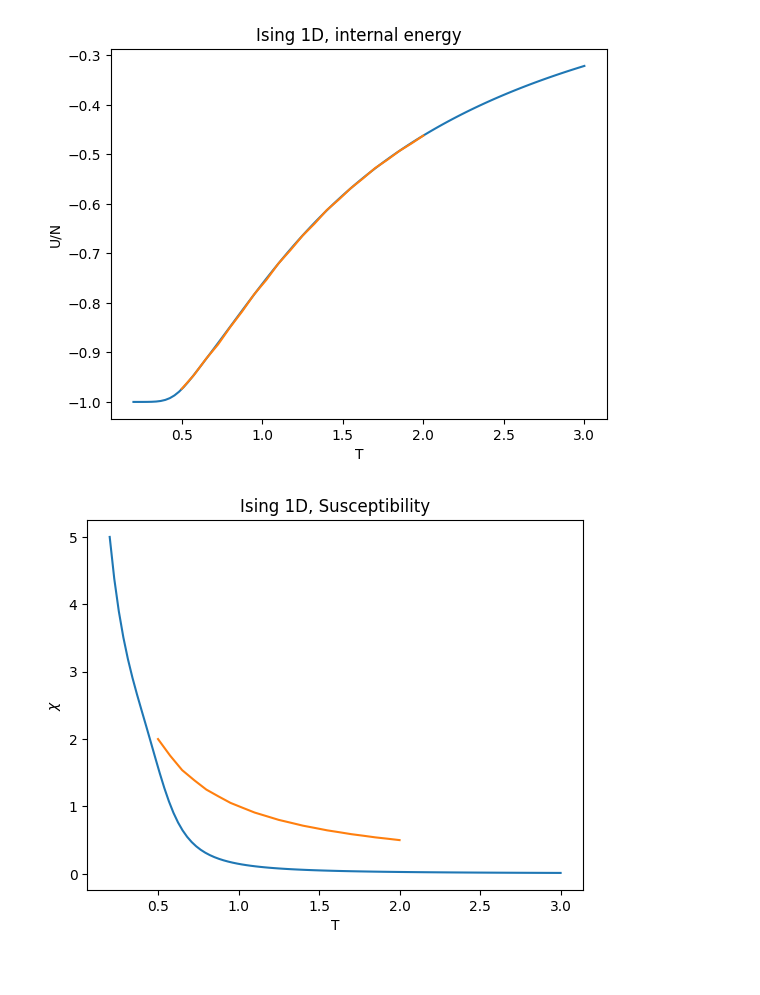
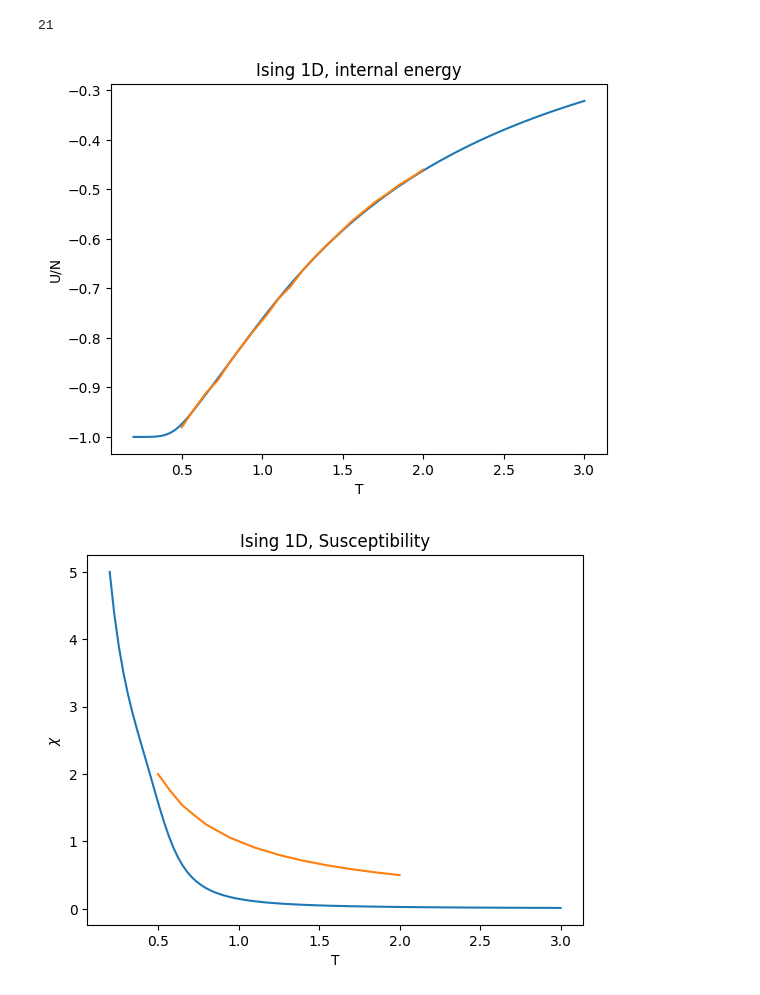
Before and after one commit to YggdrasilUrthr/NSL, a Jupyter notebook: Lab6/Lab6.ipynb, the cells around one changed output. Drawn from its saved outputs; the diff is of its cells as text; code cells hidden in the pictures.

```diff
--- a/Lab6/Lab6.ipynb
+++ b/Lab6/Lab6.ipynb
@@ -13,24 +13,27 @@ ch = 1/th
 
 # TODO sistemare parametri simulazione per avere fit migliore (test a basse temperature)!!
 # %%
-U_data = np.loadtxt("output.ene.0", delimiter=',')
+U_data = np.loadtxt("./ISING_1D/output.ene.0", delimiter=',')
 U_data_final = []
 
-for idx, iter_num in enumerate(U_data[:,0]):
+for row in U_data:
 
-    if iter_num == 20:
+    if row[0] == 20:
 
-        U_data_final.append(U_data[idx, 2])
+        U_data_final.append(row[1])
+
+print(len(U_data_final))
 
 T = np.arange(0.5, 2 + 1 / 20, 1.5/20)
 e = -J*( th + ch*thN )/( 1 + thN )
 plt.plot(T_th, e)
 plt.title('Ising 1D, internal energy')
 plt.xlabel('T')
 plt.ylabel('U/N')
 
 plt.plot(T, U_data_final)
 plt.show()
 # %% [output]
+21
-[figure, old version]
+[figure, new version]
 # %%
```
Also changed, not shown: parts of 2 cells of this notebook, 5 other files.
